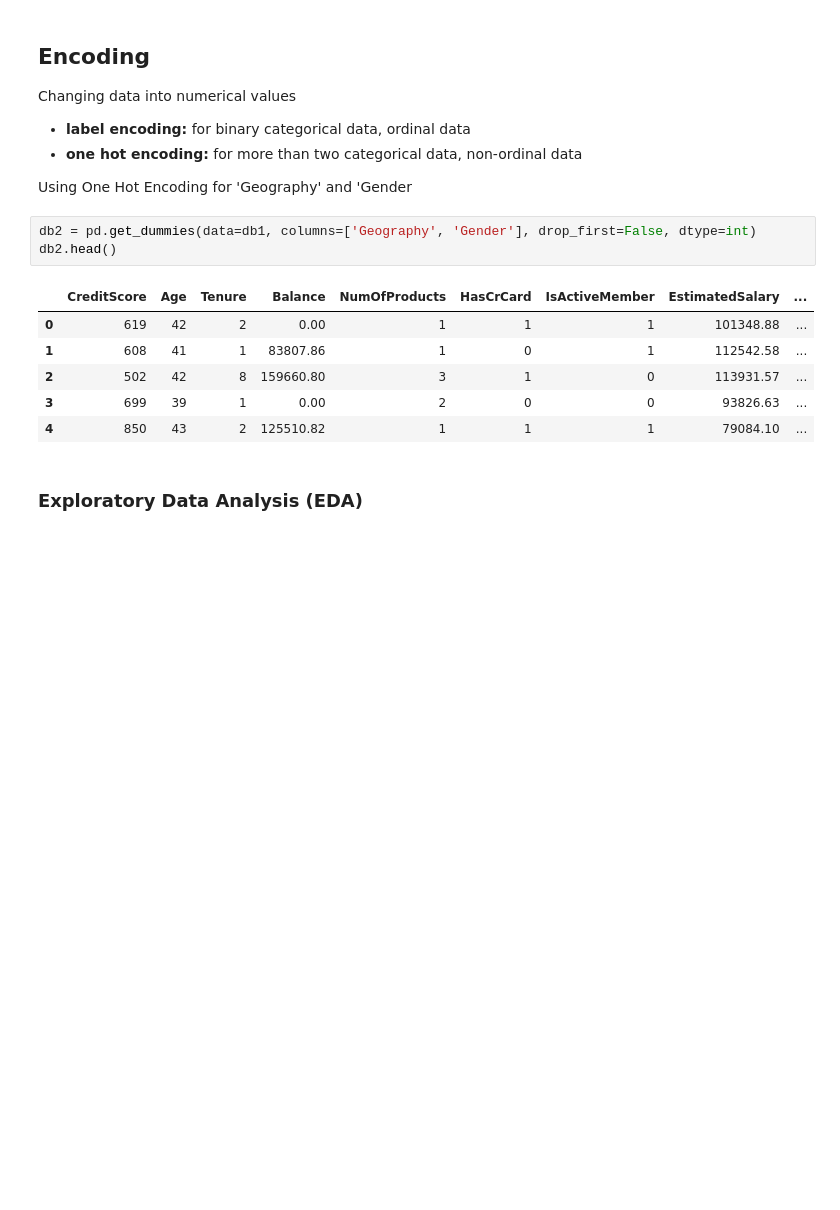
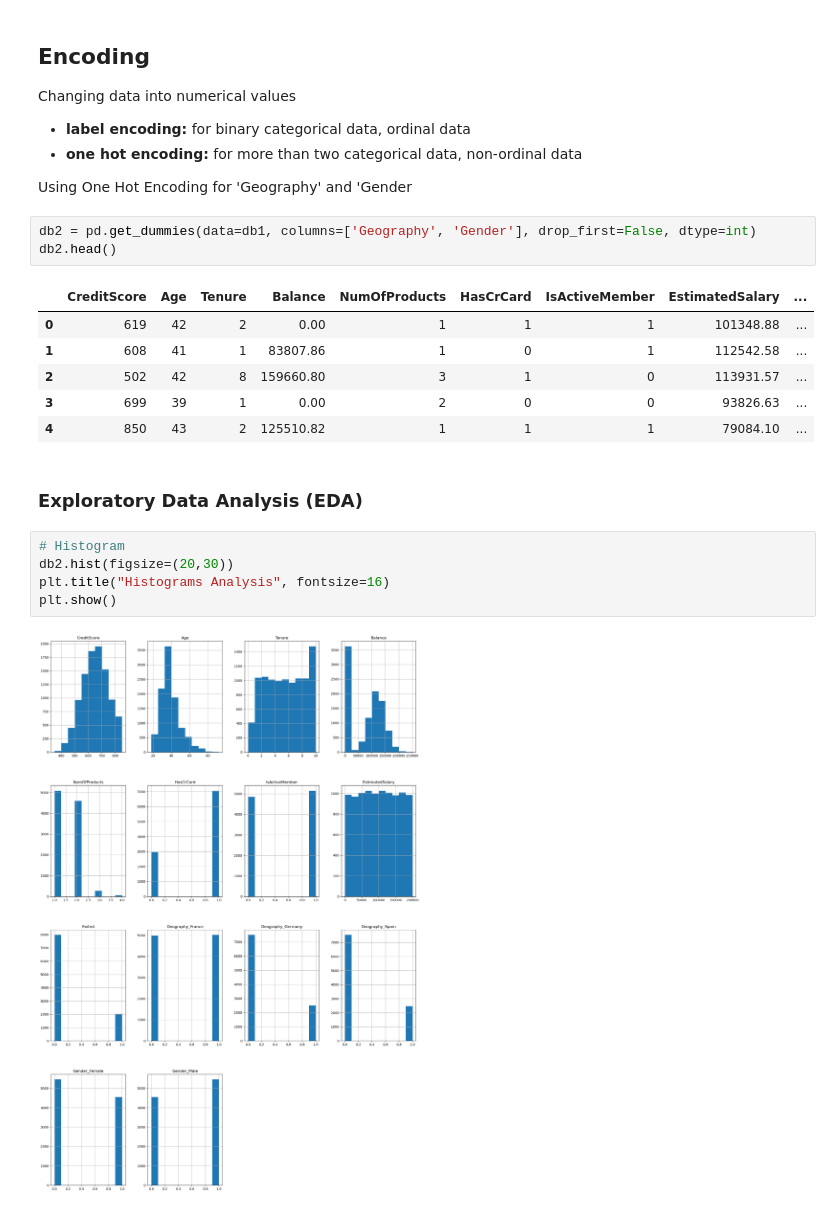
Before and after one commit to marlonmunoz/DeepLearning-ANN-Build-and-Optimize, a Jupyter notebook: ANN_project.ipynb, the cells around one changed output. Drawn from its saved outputs; the diff is of its cells as text; blank space fills up the shorter version.

```diff
--- a/ANN_project.ipynb
+++ b/ANN_project.ipynb
@@ -137,3 +137,10 @@ db2.head()
 | 4 | 850 | 43 | 2 | 125510.82 | 1 | 1 | 1 | 79084.10 | ... |
 # %% [markdown]
 ### Exploratory Data Analysis (EDA)
+# %%
+# Histogram
+db2.hist(figsize=(20,30))
+plt.title("Histograms Analysis", fontsize=16)
+plt.show()
+# %% [output]
+[figure, added]
```
Also changed, not shown: parts of 1 cell of this notebook.
